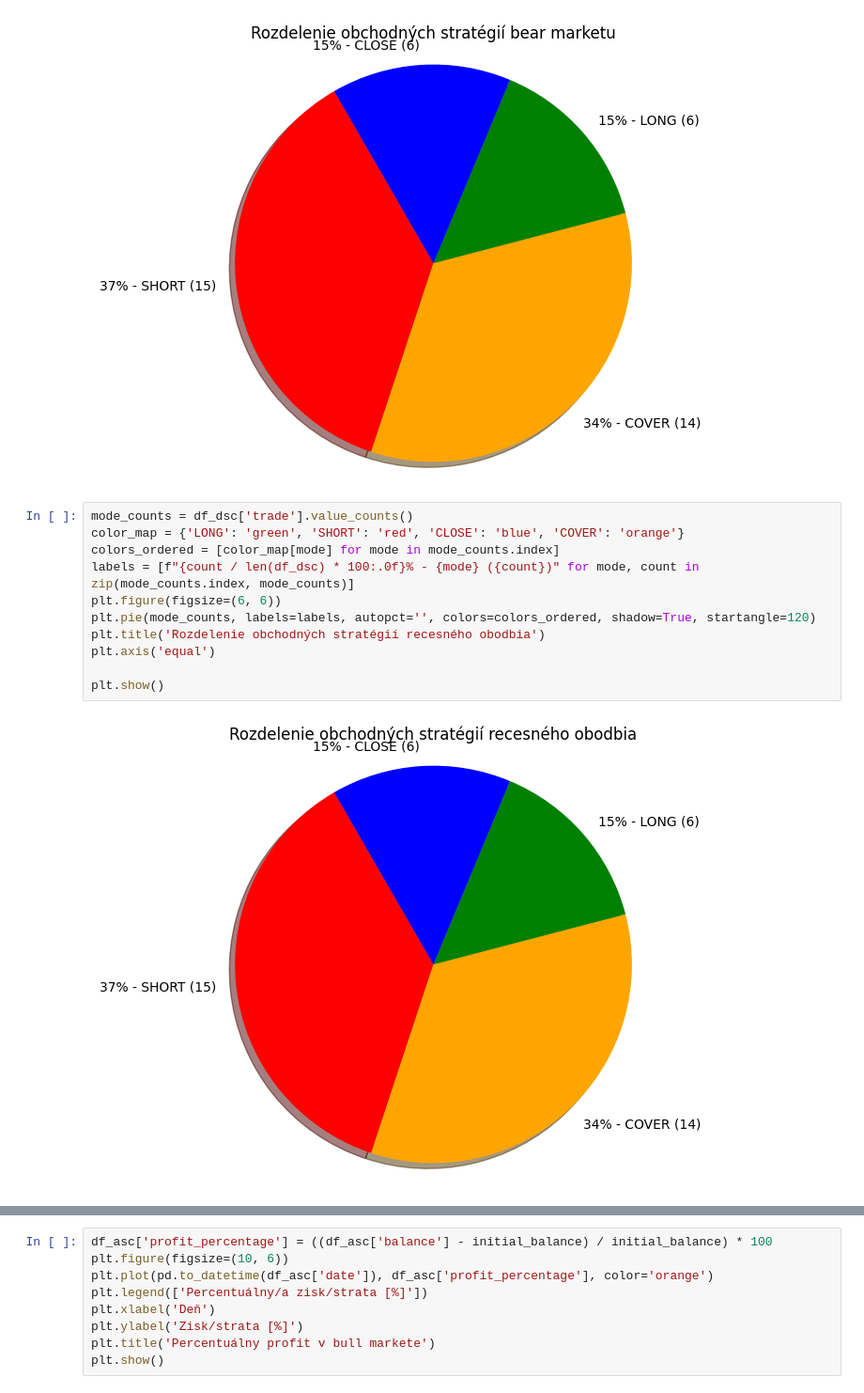
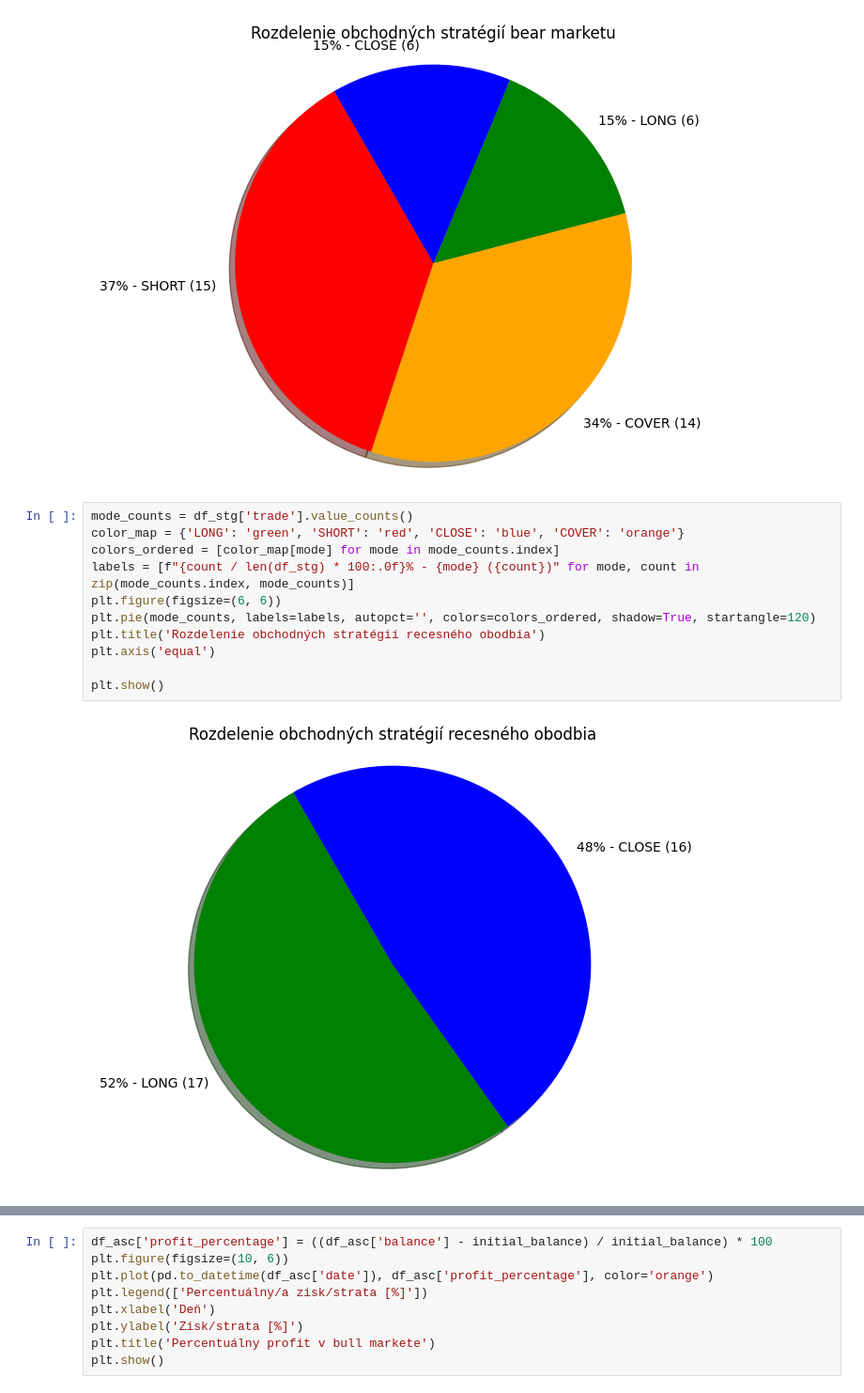
Before and after one commit to paki-valdi-9/dp_automated_trading, a Jupyter notebook: Trading bots/trading_bot_3.ipynb, the cells around one changed output, grey strips where cells are left out. Shown at 94% size. Saved outputs shown, nothing was run; the diff lists cells and outputs as text.

Commit message:
feat: trading bot 2 and 3 with chart corrections

```diff
--- a/Trading bots/trading_bot_3.ipynb
+++ b/Trading bots/trading_bot_3.ipynb
@@ -607,16 +641,16 @@ plt.show()
 # %% [output]
 [figure]
 # %%
-mode_counts = df_dsc['trade'].value_counts()
+mode_counts = df_stg['trade'].value_counts()
 color_map = {'LONG': 'green', 'SHORT': 'red', 'CLOSE': 'blue', 'COVER': 'orange'}
 colors_ordered = [color_map[mode] for mode in mode_counts.index]
-labels = [f"{count / len(df_dsc) * 100:.0f}% - {mode} ({count})" for mode, count in zip(mode_counts.index, mode_counts)]
+labels = [f"{count / len(df_stg) * 100:.0f}% - {mode} ({count})" for mode, count in zip(mode_counts.index, mode_counts)]
 plt.figure(figsize=(6, 6))
 plt.pie(mode_counts, labels=labels, autopct='', colors=colors_ordered, shadow=True, startangle=120)
 plt.title('Rozdelenie obchodných stratégií recesného obodbia')
 plt.axis('equal')
 
 plt.show()
 # %% [output]
-[figure, old version]
+[figure, new version]
 # %%
```
Also changed, not shown: parts of 15 cells of this notebook, 1 other file.
